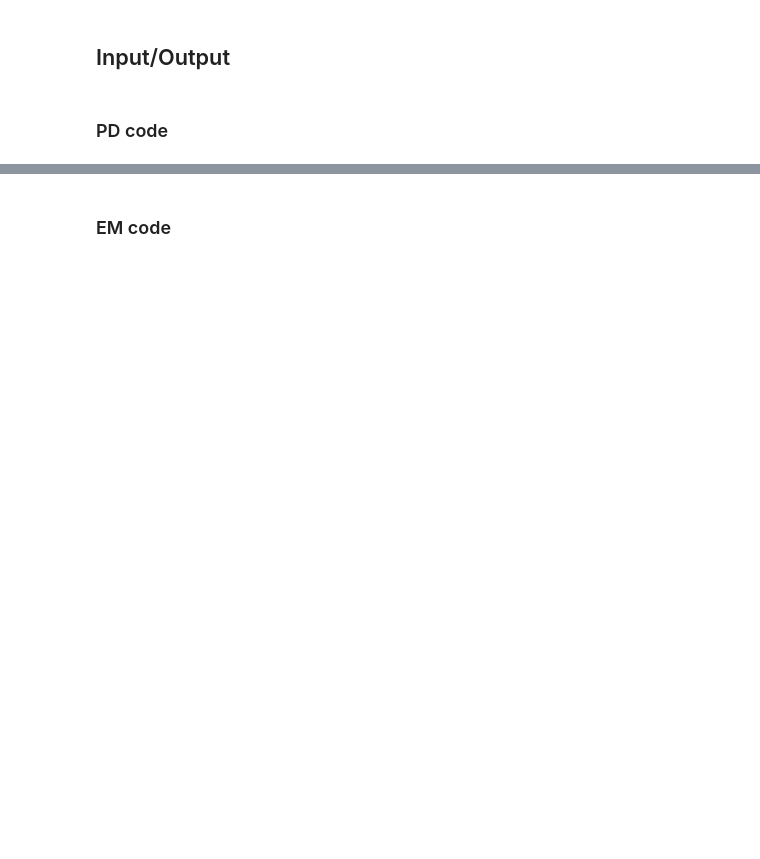
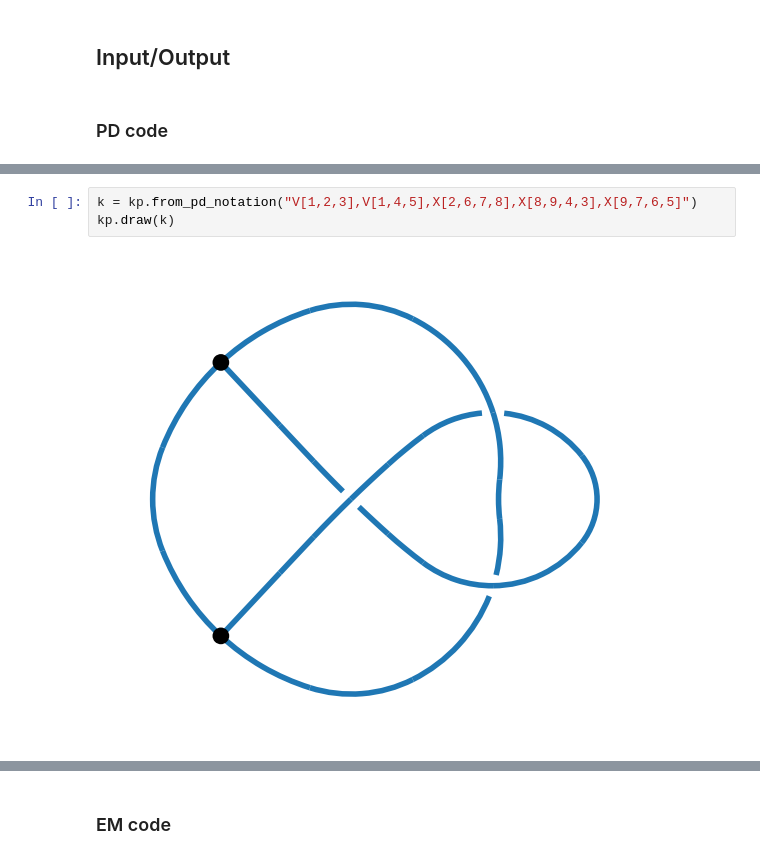
Before and after one commit to bgabrovsek/knotpy, a Jupyter notebook: docs/notebooks/tutorial.ipynb, the cells around one changed output, grey strips where cells are left out. Saved outputs shown, nothing was run; the diff lists cells and outputs as text; blank space fills up the shorter version.

```diff
--- a/docs/notebooks/tutorial.ipynb
+++ b/docs/notebooks/tutorial.ipynb
@@ -29,0 +64,5 @@ $\displaystyle - t^{4} + t^{3} + t$
+# %%
+k = kp.from_pd_notation("V[1,2,3],V[1,4,5],X[2,6,7,8],X[8,9,4,3],X[9,7,6,5]")
+kp.draw(k)
+# %% [output]
+[figure, added]
```
Also changed, not shown: parts of 62 cells of this notebook, 20 other files.
